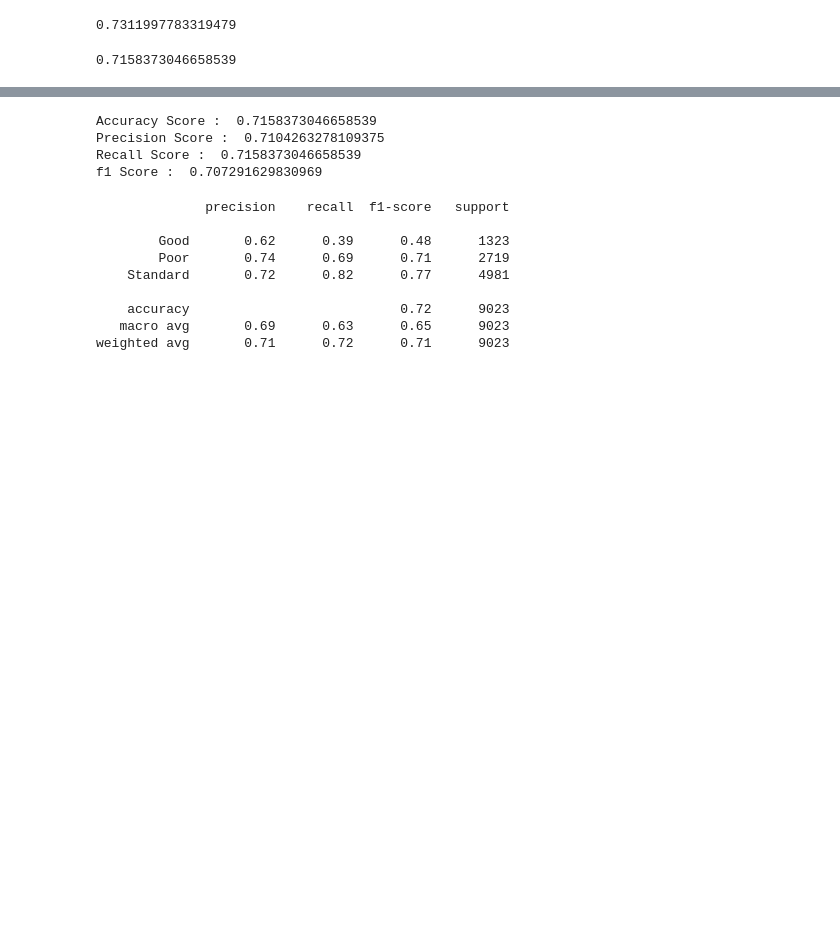
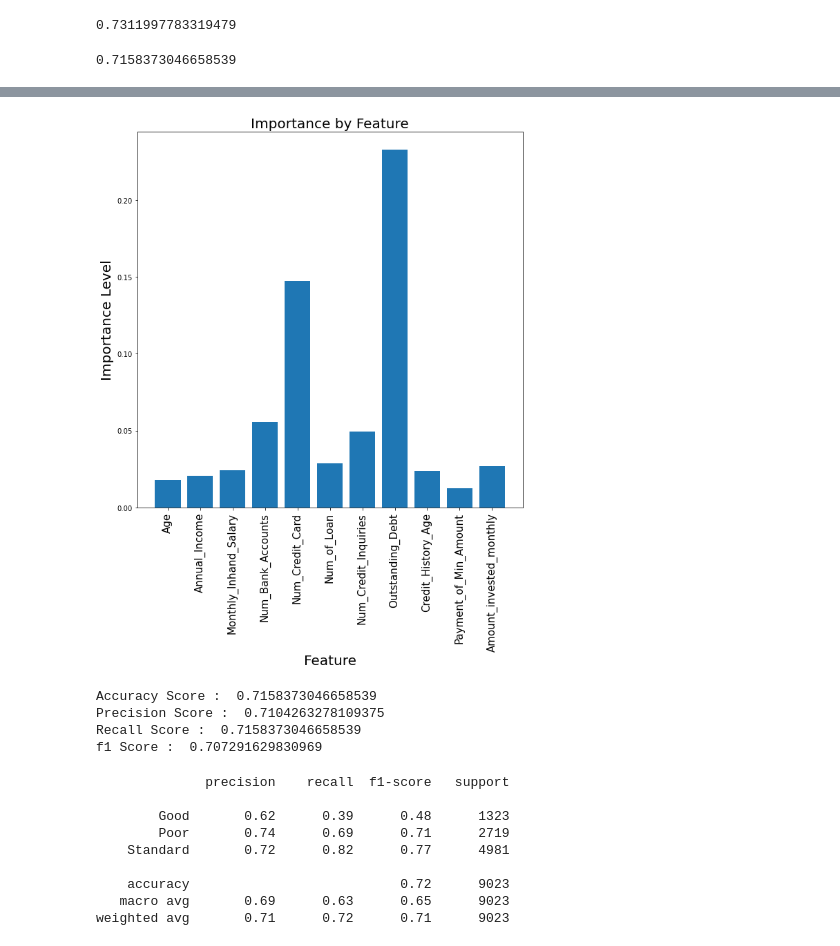
Before and after one commit to icodepie/Capstone_Final_Project, a Jupyter notebook: Streamlit_final_model.ipynb, the cells around one changed output, grey strips where cells are left out. Saved outputs shown, nothing was run; the diff lists cells and outputs as text; code cells hidden in the pictures; blank space fills up the shorter version.

```diff
--- a/Streamlit_final_model.ipynb
+++ b/Streamlit_final_model.ipynb
@@ -131,3 +122,0 @@ dummy_model_pipe = Pipeline(steps=[
-# %%
-dummy_model_pipe.fit(X_train, y_train)
-dummy_model_pipe.score(X_train,y_train)
@@ -136,7 +123,8 @@ dummy_model_pipe.score(X_train,y_train)
 # %% [markdown]
 # Final Chosen Model XGB
 # %%
-xgb_final_model = Pipeline(steps=[('CT', CT),
+xgb_final_model = ImPipeline(steps=[('CT', CT),
+
                               ('xgb', XGBClassifier(
                     max_depth=6,
                     min_child_weight=.1,
@@ -174,3 +162,10 @@ xgb_final_model.score(X_train,y_train)
 xgb_final_model.score(X_test,y_test)
 # %% [output]
 0.7158373046658539
+# %%
+xgb_final_model[1].feature_importances_
+feat_import = {name: score
+                   for name, score
+                       in zip(X_train.columns, xgb_final_model[1].feature_importances_)
+}
+feat_import
@@ -177,3 +185,20 @@ xgb_final_model.score(X_test,y_test)
+# %%
+values = []
+keys = []
+for x in feat_import:
+    if feat_import[x] > .01:
+        keys.append(x)
+        values.append(feat_import[x])
+# %%
+fig, ax = plt.subplots(figsize=(10,10))
+ax.bar(keys,values)
+
+plt.xticks(rotation=90,size=15)
+plt.title('Importance by Feature',size=20)
+plt.xlabel('Feature',size=20)
+plt.ylabel('Importance Level',size=20);
+# %% [output]
+[figure, added]
 # %%
 y_pred = xgb_final_model.predict(X_test)
 # %%
```
Also changed, not shown: parts of 17 cells of this notebook.
